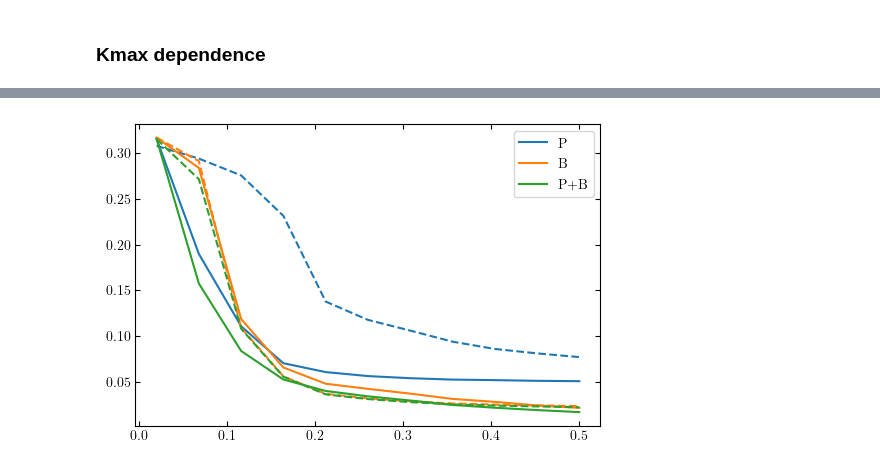
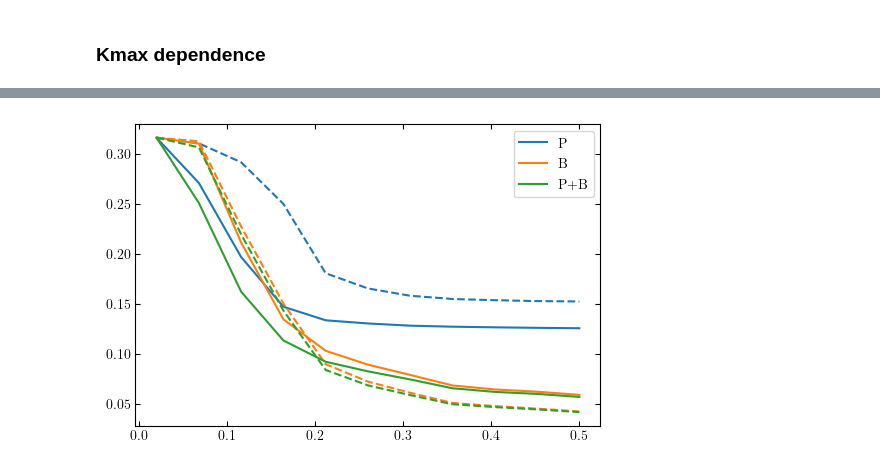
Before and after one commit to yanlongastro/galaxy_survey, a Jupyter notebook: galaxy_survey.ipynb, the cells around one changed output, grey strips where cells are left out. Saved outputs shown, nothing was run; the diff lists cells and outputs as text; code cells hidden in the pictures.

```diff
--- a/galaxy_survey.ipynb
+++ b/galaxy_survey.ipynb
@@ -641,3 +665,20 @@ plt.legend()
 # %% [output]
 <matplotlib.legend.Legend at 0x...>
 [figure]
+# %%
+kh = np.linspace(0.001, .5, num=1000)
+
+xx = 2
+yy = 0.0001
+
+dps = np.array([svy.bispectrum_derivative_cosmological_parameters((x, svy.pisf*xx, np.pi*yy), coordinate='child18',
+                wiggle_only=False)/svy.bispectrum((x, svy.pisf*xx, np.pi*yy), coordinate='child18',) for x in kh])
+dpws = np.array([svy.bispectrum_derivative_cosmological_parameters((x, svy.pisf*xx, np.pi*yy), coordinate='child18',
+                wiggle_only=True)/svy.bispectrum((x, svy.pisf*xx, np.pi*yy), coordinate='child18',) for x in kh])
+for i, l in zip(range(8), svy.cosmological_parameters_in_fisher):
+    pl = plt.semilogy(kh, np.abs(dps[:,i]), label=l)
+    plt.semilogy(kh, np.abs(dpws[:,i]), ls='--', c=pl[0].get_color())
+
+plt.ylabel(r'$\partial B^{\rm w}/\partial \theta$')
+plt.xlabel('$k$')
+plt.legend(ncol=2)
@@ -663,14 +707,14 @@ kh = np.linspace(0.001, 1, num=1000)
 k1 = 0.01
 
 for i, l in zip(range(0, 10), ['alpha', 'beta']+svy.cosmological_parameters_in_fisher):
-    dp = [svy.integrand_bs((k1, x, x+k1/2, 0, 0), 0, coordinate='cartesian',wiggle_only=False, k_max_bi=3)[i, i] for x in kh]
+    dp = [svy.integrand_bs((x, x, x, 0, 0), 0, coordinate='cartesian',wiggle_only=False, k_max_bi=3)[i, i] for x in kh]
     pl = plt.loglog(kh, dp, label=l)
 plt.legend(ncol=2)
 plt.show()
 
 for i, l in zip(range(0, 10), ['alpha', 'beta']+svy.cosmological_parameters_in_fisher):
-    dp = [svy.integrand_bs((k1, x, x, 0, 0), 0, coordinate='cartesian',wiggle_only=True, k_max_bi=3)[i, i] for x in kh]
-    pl = plt.plot(kh, dp, label=l)
+    dp = [svy.integrand_bs((x, x, x, 0, 0), 0, coordinate='cartesian',wiggle_only=True, k_max_bi=3)[i, i] for x in kh]
+    pl = plt.semilogy(kh, dp, label=l)
 plt.legend(ncol=2)
 plt.show()
 # %% [output]
@@ -815,7 +859,7 @@ with h5py.File("survey_fisher_matrix.hdf5", "w") as f:
                 regions=[{'k_min': 0.01,'k_max': 0.5,'mu_min': -1.0,'mu_max': 1.0}]
             else:
                 regions=[{'k_min': 0.01,'k_max': 0.2,'mu_min': -1.0,'mu_max': 1.0}]
-            fsp = svy.get_power_spectrum_fisher_matrix(regions=regions, wiggle_only=x)
+            fsp = svy.get_power_spectrum_fisher_matrix(regions=regions, wiggle_only=x, div_mu=50)
             fsb = svy.get_bispectrum_fisher_matrix(wiggle_only=x)
 
             key_fs = 'P'+l
@@ -972,10 +1016,10 @@ for fs in [cmb_fisher.merge(fsb), cmb_fisher, cmb_fisher.merge(fsbw)]:
 # %% [markdown]
 ### Kmax dependence
 # %%
-surveys = [dfs.roman, dfs.spherex, dfs.cvl]
+surveys = [dfs.boss, dfs.desi]
 ks = np.linspace(0.02, 0.5, num=11)
 
-with h5py.File("survey_fisher_matrix_kmax.hdf5", "a") as f:
+with h5py.File("survey_fisher_matrix_kmax.hdf5", "w") as f:
     for survey in surveys:
         svy.update_survey_setups(survey_geometrics=survey)
         key_svy = survey['short_name']
@@ -997,7 +1041,7 @@ with h5py.File("survey_fisher_matrix_kmax.hdf5", "a") as f:
             for x, l in zip([True, False], ['w', '']):
                 fsp = svy.get_power_spectrum_fisher_matrix(wiggle_only=x,
                             regions=[{'k_min': 0.01,'k_max': kmax,'mu_min': -1.0,'mu_max': 1.0}])
-                div = int(max(6, (kmax)/0.05))
+                div = int(max(6, (kmax)/0.045))
                 print(div, end='')
                 fsb = svy.get_bispectrum_fisher_matrix(wiggle_only=x,
                             regions = [{'coordinate': 'cartesian',\
@@ -1077,37 +1104,40 @@ ks = np.linspace(0.02, 0.5, num=11)
 
 polys_ex = ['a0', 'a1', 'a2', 'a3', 'a4', 'b2', 'b3', 'b4', 'b5']
 polys_ex = ['poly_'+x for x in polys_ex]
-polys_ex_w = ['b4', 'b5']
+polys_ex_w = ['a5', 'b2', 'b3', 'b4', 'b5']
 polys_ex_w = ['poly_'+x for x in polys_ex_w]
+
+# polys_ex = ['poly_']
+# polys_ex_w = ['poly_']
 
 sns = []
 with h5py.File("survey_fisher_matrix_kmax.hdf5", "r") as f:
     for i in range(len(ks)):
         temp = []
         kmax = ks[i]
         key_k = str(i)
-        fv = f['cvl']
+        fv = f['desi']
         fsb = fm.read_hdf5(fv[key_k]['B']).slice(polys_ex, fuzzy_filter=True, exclude=True)
         fsbw = fm.read_hdf5(fv[key_k]['Bw']).slice(polys_ex_w, fuzzy_filter=True, exclude=True)
         fsp = fm.read_hdf5(fv[key_k]['P']).slice(polys_ex, fuzzy_filter=True, exclude=True)
         fspw = fm.read_hdf5(fv[key_k]['Pw']).slice(polys_ex_w, fuzzy_filter=True, exclude=True)
         for fs in [fsp, fspw, fsb, fsbw, fsp.merge(fsb), fspw.merge(fsbw)]:
             sn = fs.slice(['alpha', 'beta',], exclude=True).merge(cmb_fisher).constraints()[1]['nnu']
             temp.append(sn)
         sns.append(temp)
 
 sns = np.array(sns)
 
 for j, l in zip(range(3), ['P', 'B', 'P+B']):
     k = 0+j*2
     pl = plt.plot(ks, sns[:,k], label=l)
     k = 1+j*2
     pl = plt.plot(ks, sns[:,k], ls='--', c=pl[0].get_color())
 
 plt.legend()
 plt.show()
 # %% [output]
-[figure, old version]
+[figure, new version]
 # %%
 sns = []
 with h5py.File("survey_fisher_matrix_kmax.hdf5", "r") as f:
```
Also changed, not shown: parts of 14 cells of this notebook, 3 other files.
